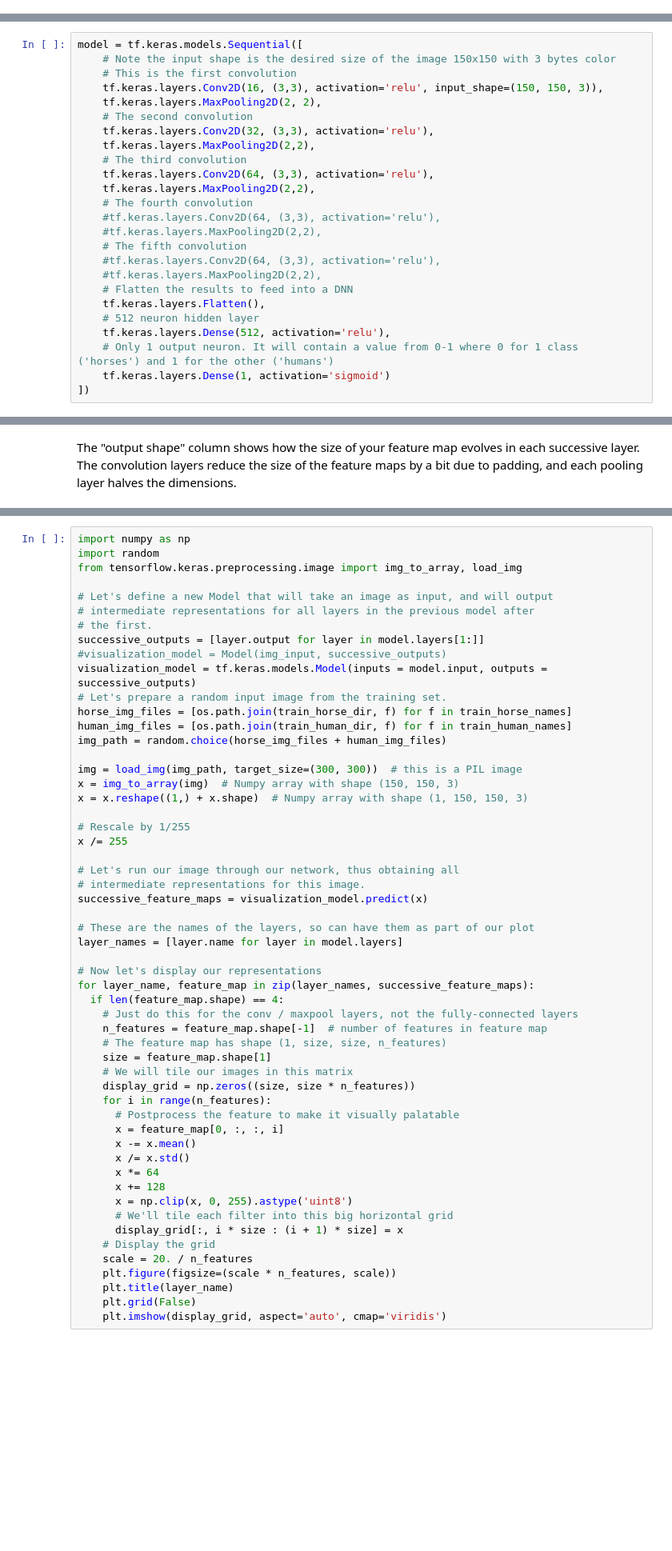
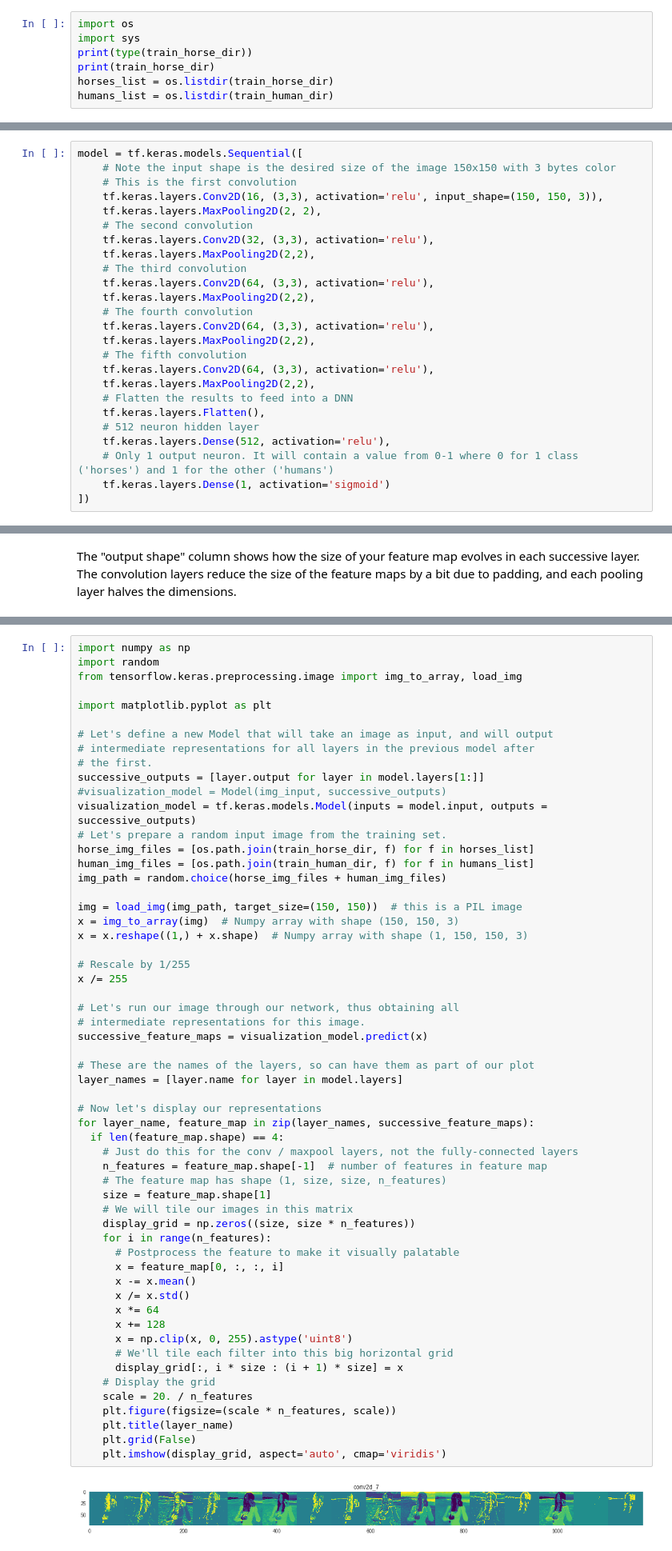
Before and after one commit to cjagadis/TensorflowCourseGoogle, a Jupyter notebook: Course_1_Part_8_Lesson_4_Notebook.ipynb, the cells around one changed output, grey strips where cells are left out. Shown at 80% size. Cells and saved outputs as stored; diff of their text form; blank space fills up the shorter version.

```diff
--- a/Course_1_Part_8_Lesson_4_Notebook.ipynb
+++ b/Course_1_Part_8_Lesson_4_Notebook.ipynb
@@ -41,3 +63,10 @@ validation_horse_dir = os.path.join('/tmp/validation-horse-or-human/validation-h
 
 # Directory with our training human pictures
 validation_human_dir = os.path.join('/tmp/validation-horse-or-human/validation-humans')
+# %%
+import os
+import sys
+print(type(train_horse_dir))
+print(train_horse_dir)
+horses_list = os.listdir(train_horse_dir)
+humans_list = os.listdir(train_human_dir)
@@ -68,11 +100,11 @@ model = tf.keras.models.Sequential([
     tf.keras.layers.Conv2D(64, (3,3), activation='relu'),
     tf.keras.layers.MaxPooling2D(2,2),
     # The fourth convolution
-    #tf.keras.layers.Conv2D(64, (3,3), activation='relu'),
-    #tf.keras.layers.MaxPooling2D(2,2),
+    tf.keras.layers.Conv2D(64, (3,3), activation='relu'),
+    tf.keras.layers.MaxPooling2D(2,2),
     # The fifth convolution
-    #tf.keras.layers.Conv2D(64, (3,3), activation='relu'),
-    #tf.keras.layers.MaxPooling2D(2,2),
+    tf.keras.layers.Conv2D(64, (3,3), activation='relu'),
+    tf.keras.layers.MaxPooling2D(2,2),
     # Flatten the results to feed into a DNN
     tf.keras.layers.Flatten(),
     # 512 neuron hidden layer
@@ -177,6 +253,8 @@ Let's pick a random image from the training set, and then generate a figure wher
 import numpy as np
 import random
 from tensorflow.keras.preprocessing.image import img_to_array, load_img
+
+import matplotlib.pyplot as plt
 
 # Let's define a new Model that will take an image as input, and will output
 # intermediate representations for all layers in the previous model after
@@ -185,11 +263,11 @@ successive_outputs = [layer.output for layer in model.layers[1:]]
 #visualization_model = Model(img_input, successive_outputs)
 visualization_model = tf.keras.models.Model(inputs = model.input, outputs = successive_outputs)
 # Let's prepare a random input image from the training set.
-horse_img_files = [os.path.join(train_horse_dir, f) for f in train_horse_names]
-human_img_files = [os.path.join(train_human_dir, f) for f in train_human_names]
+horse_img_files = [os.path.join(train_horse_dir, f) for f in horses_list]
+human_img_files = [os.path.join(train_human_dir, f) for f in humans_list]
 img_path = random.choice(horse_img_files + human_img_files)
 
-img = load_img(img_path, target_size=(300, 300))  # this is a PIL image
+img = load_img(img_path, target_size=(150, 150))  # this is a PIL image
 x = img_to_array(img)  # Numpy array with shape (150, 150, 3)
 x = x.reshape((1,) + x.shape)  # Numpy array with shape (1, 150, 150, 3)
 
@@ -201,30 +279,32 @@ x /= 255
 successive_feature_maps = visualization_model.predict(x)
 
 # These are the names of the layers, so can have them as part of our plot
 layer_names = [layer.name for layer in model.layers]
 
 # Now let's display our representations
 for layer_name, feature_map in zip(layer_names, successive_feature_maps):
   if len(feature_map.shape) == 4:
     # Just do this for the conv / maxpool layers, not the fully-connected layers
     n_features = feature_map.shape[-1]  # number of features in feature map
     # The feature map has shape (1, size, size, n_features)
     size = feature_map.shape[1]
     # We will tile our images in this matrix
     display_grid = np.zeros((size, size * n_features))
     for i in range(n_features):
       # Postprocess the feature to make it visually palatable
       x = feature_map[0, :, :, i]
       x -= x.mean()
       x /= x.std()
       x *= 64
       x += 128
       x = np.clip(x, 0, 255).astype('uint8')
       # We'll tile each filter into this big horizontal grid
       display_grid[:, i * size : (i + 1) * size] = x
     # Display the grid
     scale = 20. / n_features
     plt.figure(figsize=(scale * n_features, scale))
     plt.title(layer_name)
     plt.grid(False)
     plt.imshow(display_grid, aspect='auto', cmap='viridis')
+# %% [output]
+[figure, added]
```
Also changed, not shown: parts of 10 cells of this notebook.
